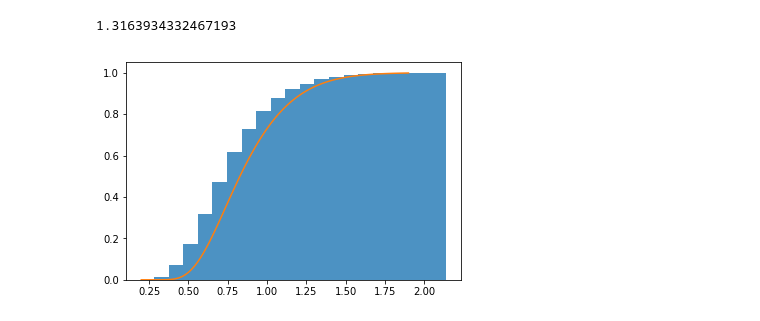
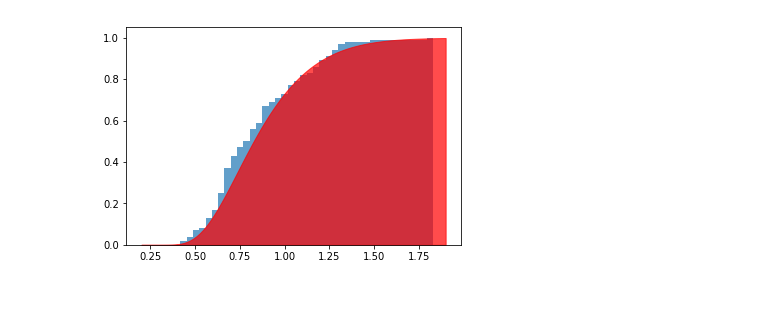
Before and after one commit to aleespa/EstadisticaIII-2020, a Jupyter notebook: 4. Pruebas de bondad de ajuste.ipynb, the cells around one changed output. Saved outputs shown, nothing was run; the diff lists cells and outputs as text; code cells hidden in the pictures.

```diff
--- a/4. Pruebas de bondad de ajuste.ipynb
+++ b/4. Pruebas de bondad de ajuste.ipynb
@@ -46,13 +48,13 @@ An
 # %%
-def BB(dt):
-    T = np.arange(0,1+dt,dt)
+def BB(n):
+    T = np.linspace(0,1,n)
     n = len(T)
     B = np.ones(n)*0
     for i in range(n):
         xi = sqrt(2)*np.random.randn()/((i+1)*pi)
-        B = B + xi*np.array([sin((i+1)*pi*t) for t in T])
+        B = B + xi* np.array(list(map(lambda x:sin((i+1)*pi*x),T)))
     return B
 # %%
 for _ in range(20):
-    plt.plot(np.linspace(0,1,1001),abs(BB(0.001)))
+    plt.plot(np.linspace(0,1,101),abs(BB(101)))
 # %% [output]
@@ -64,4 +66,4 @@ p = plt.plot(np.linspace(0,9,100),[sqrt(n)*abs(Fn(x)-F0(x)) for x in np.linspace
 # %%
 sim =[]
-for _ in range(3000):
-    sim.append(max(abs(BB(0.01))))
+for _ in range(100):
+    sim.append(max(abs(BB(500))))
@@ -72,11 +70,7 @@ p = plt.hist(sim,bins=20)
-# %%
-np.quantile(sim,q=0.95)
-# %% [output]
-1.3163934332467193
 # %%
-S = lambda x :1-2*sum([(-1)**(j-1)*exp(-2*(j**2)*(x**2)) for j in range(1,3000)])
+S = lambda x =1:1-2*sum([(-1)**(j-1)*exp(-2*(j**2)*(x**2)) for j in range(1,100)])
 # %%
-p = plt.hist(sim,bins=20,density=True,cumulative=True,alpha=0.8)
-p = plt.plot(np.linspace(0.2,1.9,100),[S(x) for x in np.linspace(0.2,1.9,100)])
+p = plt.hist(sim,bins=40,density=True,cumulative=True,alpha=0.7)
+p = plt.fill_between(np.linspace(0.2,1.9,100),[S(x) for x in np.linspace(0.2,1.9,100)],color='red',zorder=2,alpha=0.7)
 # %% [output]
-[figure, old version]
+[figure, new version]
```
Also changed, not shown: parts of 16 cells of this notebook.
